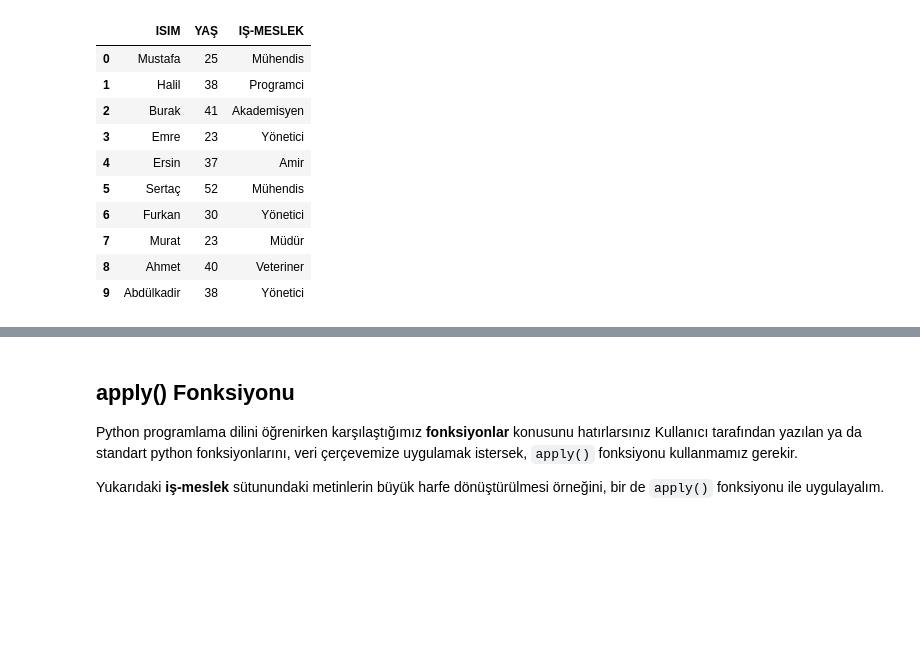
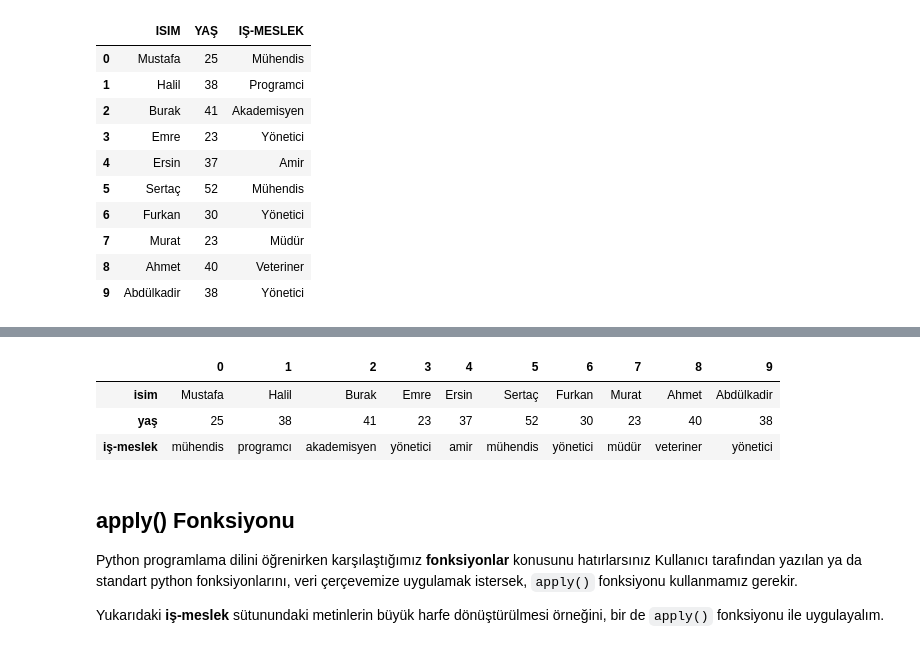
Before and after one commit to mhalil/Pandas_Notlari, a Jupyter notebook: Duzenleme_Yontemleri.ipynb, the cells around one changed output, grey strips where cells are left out. Drawn from its saved outputs; the diff is of its cells as text; code cells hidden in the pictures; blank space fills up the shorter version.

Commit message:
transpose() fonk. eklendi

```diff
--- a/Duzenleme_Yontemleri.ipynb
+++ b/Duzenleme_Yontemleri.ipynb
@@ -462,3 +465,10 @@ veri
+# %%
+veri.transpose()
+# %% [output]
+|  | 0 | 1 | 2 | 3 | 4 | 5 | 6 | 7 | 8 | 9 |
+| isim | Mustafa | Halil | Burak | Emre | Ersin | Sertaç | Furkan | Murat | Ahmet | Abdülkadir |
+| yaş | 25 | 38 | 41 | 23 | 37 | 52 | 30 | 23 | 40 | 38 |
+| iş-meslek | mühendis | programcı | akademisyen | yönetici | amir | mühendis | yönetici | müdür | veteriner | yönetici |
 # %% [markdown]
 ## apply() Fonksiyonu
 Python programlama dilini öğrenirken karşılaştığımız **fonksiyonlar** konusunu hatırlarsınız Kullanıcı tarafından yazılan ya da standart python fonksiyonlarını, veri çerçevemize uygulamak istersek, `apply()` fonksiyonu kullanmamız gerekir.
```
Also changed, not shown: parts of 1 cell of this notebook.
